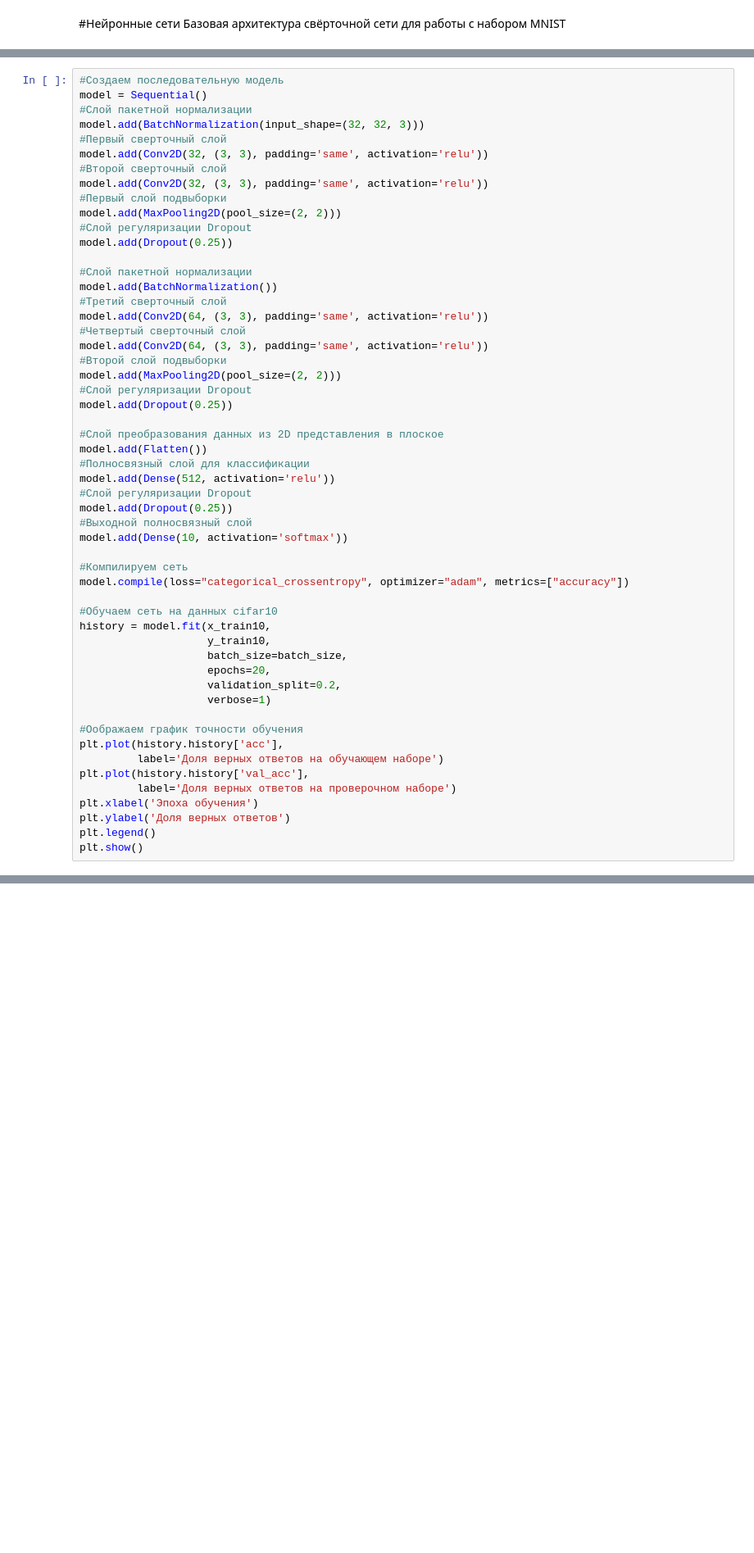
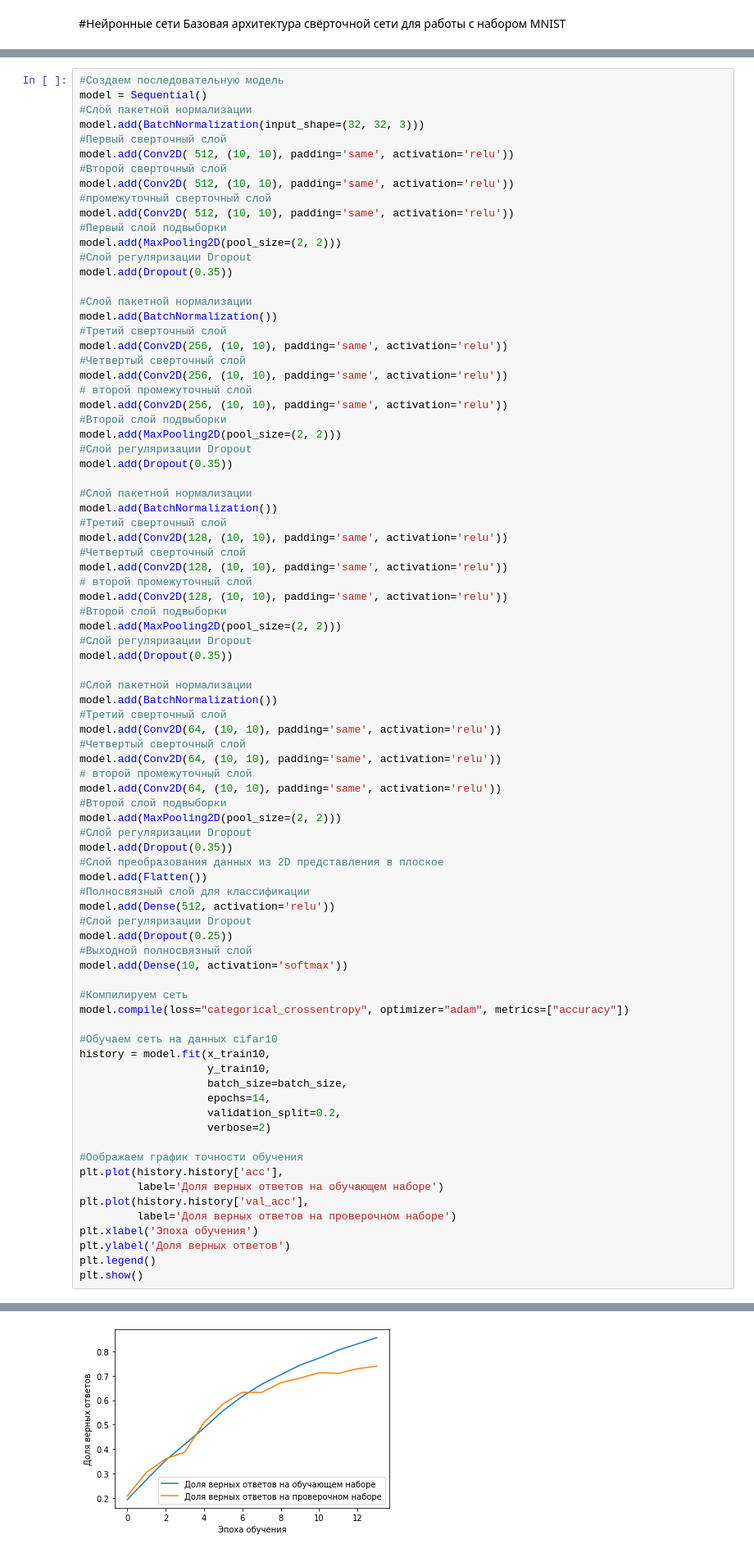
Before and after one commit to errec-sun/brain, a Jupyter notebook: ALL_of_Февральский_курс_Pro_Занятие_3_Свёрточные_сети.ipynb, the cells around one changed output, grey strips where cells are left out. Shown at 82% size. Drawn from its saved outputs; the diff is of its cells as text; blank space fills up the shorter version.

```diff
--- a/ALL_of_Февральский_курс_Pro_Занятие_3_Свёрточные_сети.ipynb
+++ b/ALL_of_Февральский_курс_Pro_Занятие_3_Свёрточные_сети.ipynb
@@ -90,25 +270,54 @@ model = Sequential()
 #Слой пакетной нормализации
 model.add(BatchNormalization(input_shape=(32, 32, 3)))
 #Первый сверточный слой
-model.add(Conv2D(32, (3, 3), padding='same', activation='relu'))
+model.add(Conv2D( 512, (10, 10), padding='same', activation='relu'))
 #Второй сверточный слой
-model.add(Conv2D(32, (3, 3), padding='same', activation='relu'))
+model.add(Conv2D( 512, (10, 10), padding='same', activation='relu'))
+#промежуточный сверточный слой
+model.add(Conv2D( 512, (10, 10), padding='same', activation='relu'))
 #Первый слой подвыборки
 model.add(MaxPooling2D(pool_size=(2, 2)))
 #Слой регуляризации Dropout
-model.add(Dropout(0.25))
+model.add(Dropout(0.35))
 
 #Слой пакетной нормализации
 model.add(BatchNormalization())
 #Третий сверточный слой
-model.add(Conv2D(64, (3, 3), padding='same', activation='relu'))
+model.add(Conv2D(256, (10, 10), padding='same', activation='relu'))
 #Четвертый сверточный слой
-model.add(Conv2D(64, (3, 3), padding='same', activation='relu'))
+model.add(Conv2D(256, (10, 10), padding='same', activation='relu'))
+# второй промежуточный слой
+model.add(Conv2D(256, (10, 10), padding='same', activation='relu'))
 #Второй слой подвыборки
 model.add(MaxPooling2D(pool_size=(2, 2)))
 #Слой регуляризации Dropout
-model.add(Dropout(0.25))
+model.add(Dropout(0.35))
 
+#Слой пакетной нормализации
+model.add(BatchNormalization())
+#Третий сверточный слой
+model.add(Conv2D(128, (10, 10), padding='same', activation='relu'))
+#Четвертый сверточный слой
+model.add(Conv2D(128, (10, 10), padding='same', activation='relu'))
+# второй промежуточный слой
+model.add(Conv2D(128, (10, 10), padding='same', activation='relu'))
+#Второй слой подвыборки
+model.add(MaxPooling2D(pool_size=(2, 2)))
+#Слой регуляризации Dropout
+model.add(Dropout(0.35))
+
+#Слой пакетной нормализации
+model.add(BatchNormalization())
+#Третий сверточный слой
+model.add(Conv2D(64, (10, 10), padding='same', activation='relu'))
+#Четвертый сверточный слой
+model.add(Conv2D(64, (10, 10), padding='same', activation='relu'))
+# второй промежуточный слой
+model.add(Conv2D(64, (10, 10), padding='same', activation='relu'))
+#Второй слой подвыборки
+model.add(MaxPooling2D(pool_size=(2, 2)))
+#Слой регуляризации Dropout
+model.add(Dropout(0.35))
 #Слой преобразования данных из 2D представления в плоское
 model.add(Flatten())
 #Полносвязный слой для классификации
@@ -125,9 +334,9 @@ model.compile(loss="categorical_crossentropy", optimizer="adam", metrics=["accur
 history = model.fit(x_train10,
                     y_train10,
                     batch_size=batch_size,
-                    epochs=20,
+                    epochs=14,
                     validation_split=0.2,
-                    verbose=1)
+                    verbose=2)
 
 #Оображаем график точности обучения
 plt.plot(history.history['acc'],
@@ -138,3 +347,4 @@ plt.xlabel('Эпоха обучения')
 plt.ylabel('Доля верных ответов')
 plt.legend()
 plt.show()
+# %% [output]
@@ -140,0 +368 @@ plt.show()
+[figure, added]
```
Also changed, not shown: parts of 15 cells of this notebook.
